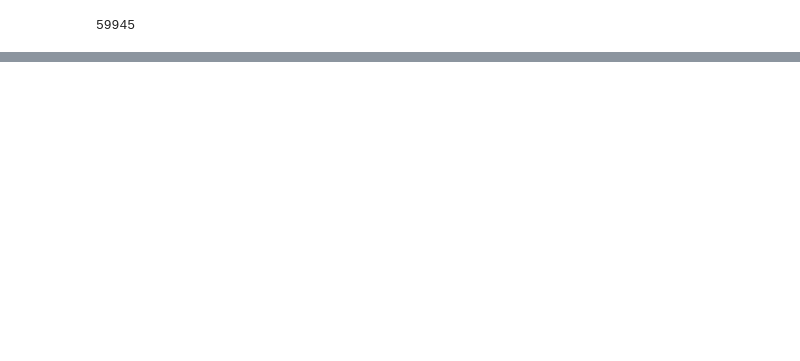
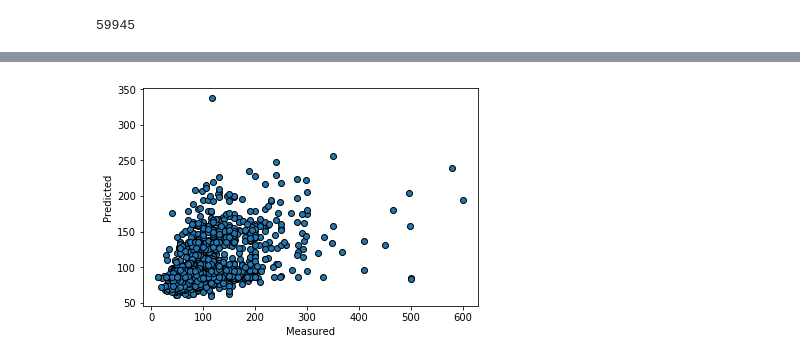
Before and after one commit to Rutle/jodatut-ht, a Jupyter notebook: jodatutHT.ipynb, the cells around one changed output, grey strips where cells are left out. Saved outputs shown, nothing was run; the diff lists cells and outputs as text; code cells hidden in the pictures; blank space fills up the shorter version.

```diff
--- a/jodatutHT.ipynb
+++ b/jodatutHT.ipynb
@@ -198,0 +178,15 @@ array([[<matplotlib.axes._subplots.AxesSubplot object at 0x...>,
+# %%
+from sklearn.model_selection import cross_val_predict
+df_imputed_train = df_imputed.drop(columns='price')
+df_imputed_labels = df_imputed.price
+
+lr = linear_model.LinearRegression()
+predict = cross_val_predict(lr, df_imputed_train, df_imputed_labels, cv=10)
+fig, ax = plt.subplots()
+ax.scatter(df_imputed_labels, predict, edgecolors=(0, 0, 0))
+# ax.plot([lin_df_labels2.min(), lin_df_labels2.max()], [lin_df_labels2.min(), lin_df_labels2.max()], 'k--', lw=4)
+ax.set_xlabel('Measured')
+ax.set_ylabel('Predicted')
+plt.show()
+# %% [output]
+[figure, added]
```
Also changed, not shown: parts of 31 cells of this notebook.
